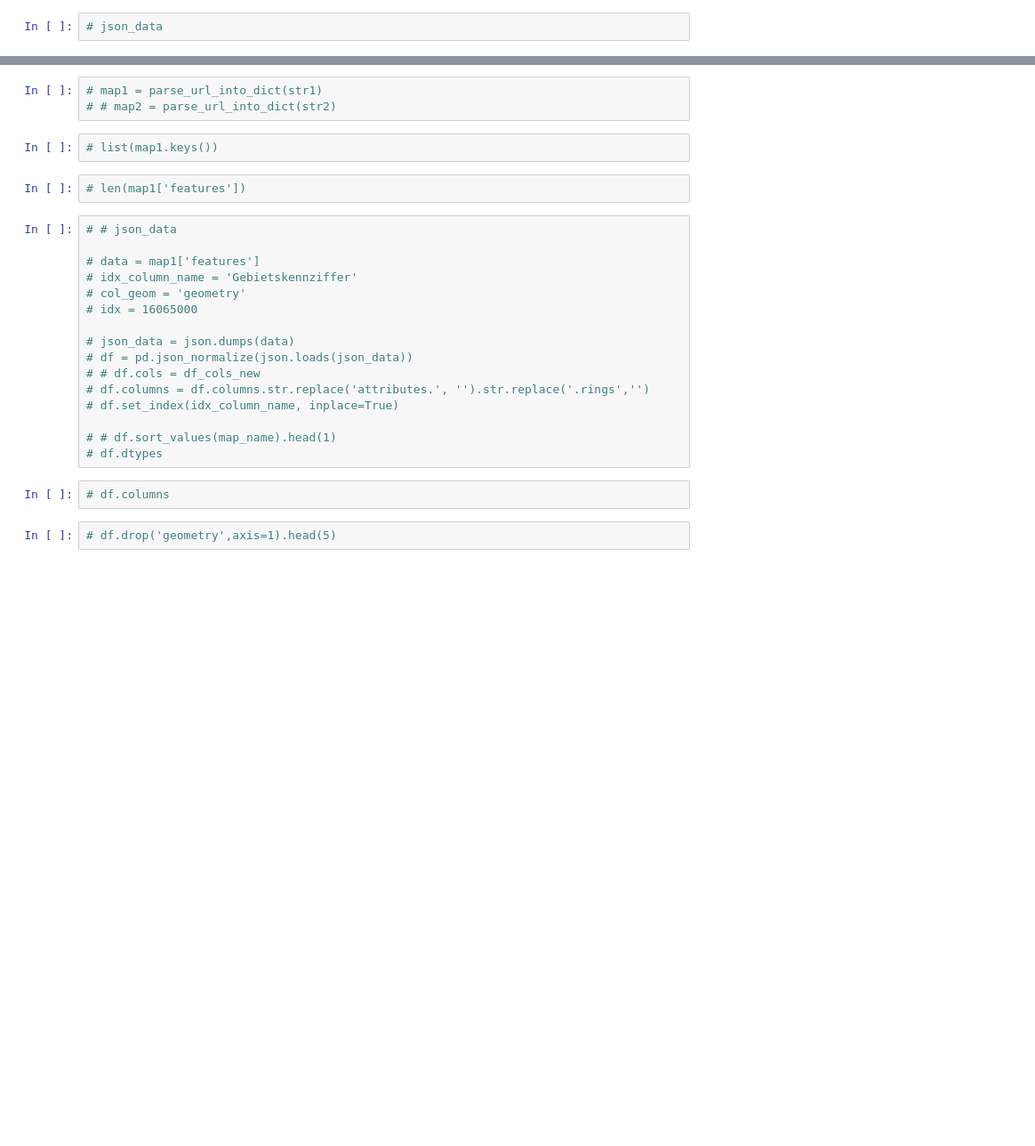
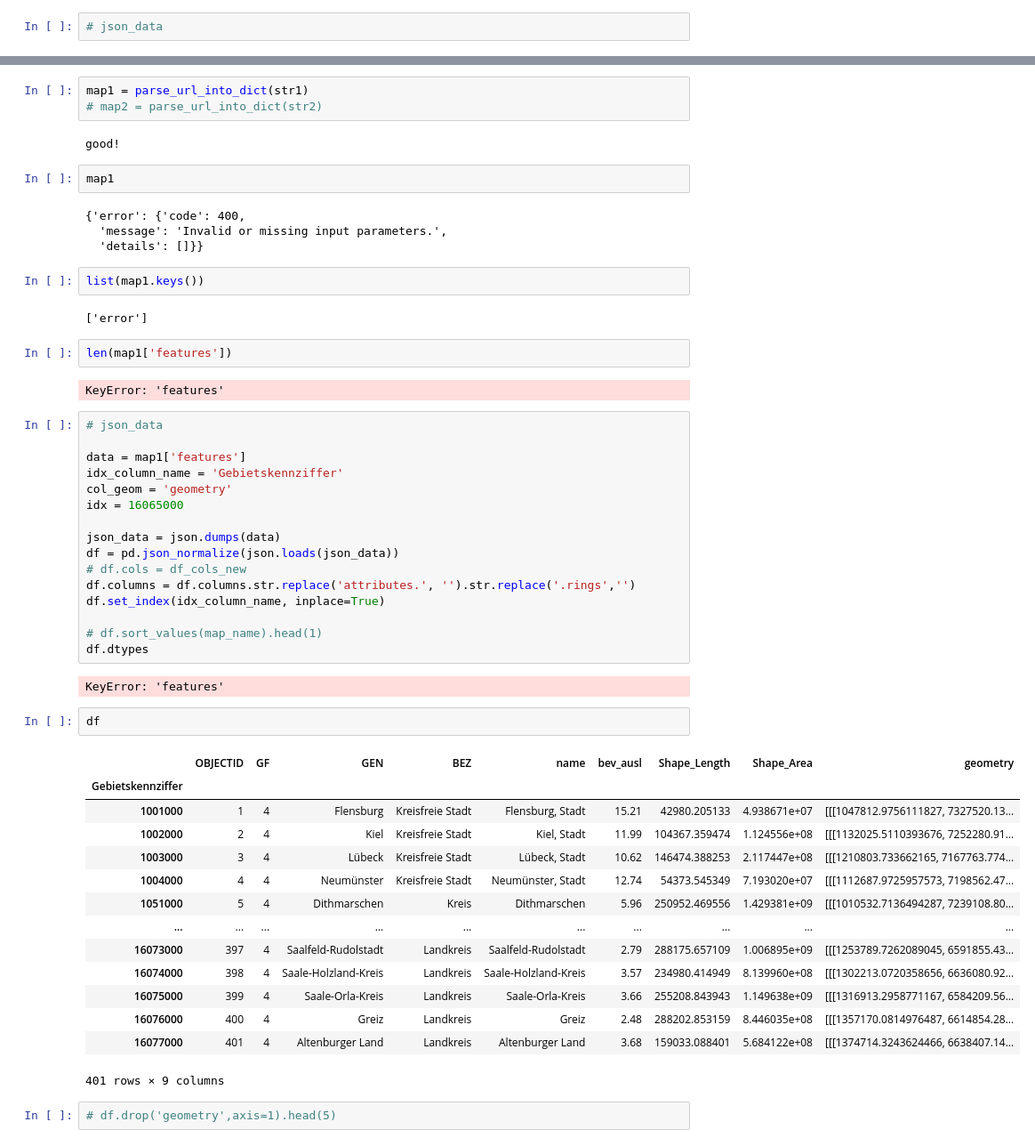
Before and after one commit to JErenci/ditto_v2, a Jupyter notebook: template/DE_Bund_API.ipynb, the cells around one changed output, grey strips where cells are left out. Shown: that part at 89% size. Saved outputs shown, nothing was run; the diff lists cells and outputs as text; blank space fills up the shorter version.

```diff
--- a/template/DE_Bund_API.ipynb
+++ b/template/DE_Bund_API.ipynb
@@ -65,28 +67,57 @@
 # %%
-# map1 = parse_url_into_dict(str1)
-# # map2 = parse_url_into_dict(str2)
+map1 = parse_url_into_dict(str1)
+# map2 = parse_url_into_dict(str2)
+# %% [output]
+good!
+# %%
+map1
+# %% [output]
+{'error': {'code': 400,
+  'message': 'Invalid or missing input parameters.',
+  'details': []}}
 # %%
-# list(map1.keys())
+list(map1.keys())
+# %% [output]
+['error']
 # %%
-# len(map1['features'])
+len(map1['features'])
+# %% [output]
+KeyError: 'features'
 # %%
-# # json_data
+# json_data
 
-# data = map1['features']
-# idx_column_name = 'Gebietskennziffer'
-# col_geom = 'geometry'
-# idx = 16065000
+data = map1['features']
+idx_column_name = 'Gebietskennziffer'
+col_geom = 'geometry'
+idx = 16065000
 
-# json_data = json.dumps(data)
-# df = pd.json_normalize(json.loads(json_data))
-# # df.cols = df_cols_new
-# df.columns = df.columns.str.replace('attributes.', '').str.replace('.rings','')
-# df.set_index(idx_column_name, inplace=True)
+json_data = json.dumps(data)
+df = pd.json_normalize(json.loads(json_data))
+# df.cols = df_cols_new
+df.columns = df.columns.str.replace('attributes.', '').str.replace('.rings','')
+df.set_index(idx_column_name, inplace=True)
 
-# # df.sort_values(map_name).head(1)
-# df.dtypes
+# df.sort_values(map_name).head(1)
+df.dtypes
+# %% [output]
+KeyError: 'features'
 # %%
-# df.columns
+df
+# %% [output]
+|  | OBJECTID | GF | GEN | BEZ | name | bev_ausl | Shape_Length | Shape_Area | geometry |
+| Gebietskennziffer |  |  |  |  |  |  |  |  |  |
+| 1001000 | 1 | 4 | Flensburg | Kreisfreie Stadt | Flensburg, Stadt | 15.21 | 42980.205133 | 4.938671e+07 | [[[1047812.9756111827, 7327520.13... |
+| 1002000 | 2 | 4 | Kiel | Kreisfreie Stadt | Kiel, Stadt | 11.99 | 104367.359474 | 1.124556e+08 | [[[1132025.5110393676, 7252280.91... |
+| 1003000 | 3 | 4 | Lübeck | Kreisfreie Stadt | Lübeck, Stadt | 10.62 | 146474.388253 | 2.117447e+08 | [[[1210803.733662165, 7167763.774... |
+| 1004000 | 4 | 4 | Neumünster | Kreisfreie Stadt | Neumünster, Stadt | 12.74 | 54373.545349 | 7.193020e+07 | [[[1112687.9725957573, 7198562.47... |
+| 1051000 | 5 | 4 | Dithmarschen | Kreis | Dithmarschen | 5.96 | 250952.469556 | 1.429381e+09 | [[[1010532.7136494287, 7239108.80... |
+| ... | ... | ... | ... | ... | ... | ... | ... | ... | ... |
+| 16073000 | 397 | 4 | Saalfeld-Rudolstadt | Landkreis | Saalfeld-Rudolstadt | 2.79 | 288175.657109 | 1.006895e+09 | [[[1253789.7262089045, 6591855.43... |
+| 16074000 | 398 | 4 | Saale-Holzland-Kreis | Landkreis | Saale-Holzland-Kreis | 3.57 | 234980.414949 | 8.139960e+08 | [[[1302213.0720358656, 6636080.92... |
+| 16075000 | 399 | 4 | Saale-Orla-Kreis | Landkreis | Saale-Orla-Kreis | 3.66 | 255208.843943 | 1.149638e+09 | [[[1316913.2958771167, 6584209.56... |
+| 16076000 | 400 | 4 | Greiz | Landkreis | Greiz | 2.48 | 288202.853159 | 8.446035e+08 | [[[1357170.0814976487, 6614854.28... |
+| 16077000 | 401 | 4 | Altenburger Land | Landkreis | Altenburger Land | 3.68 | 159033.088401 | 5.684122e+08 | [[[1374714.3243624466, 6638407.14... |
+401 rows × 9 columns
 # %%
 # df.drop('geometry',axis=1).head(5)
 # %%
```
Also changed, not shown: parts of 6 cells of this notebook, 31 other files.
